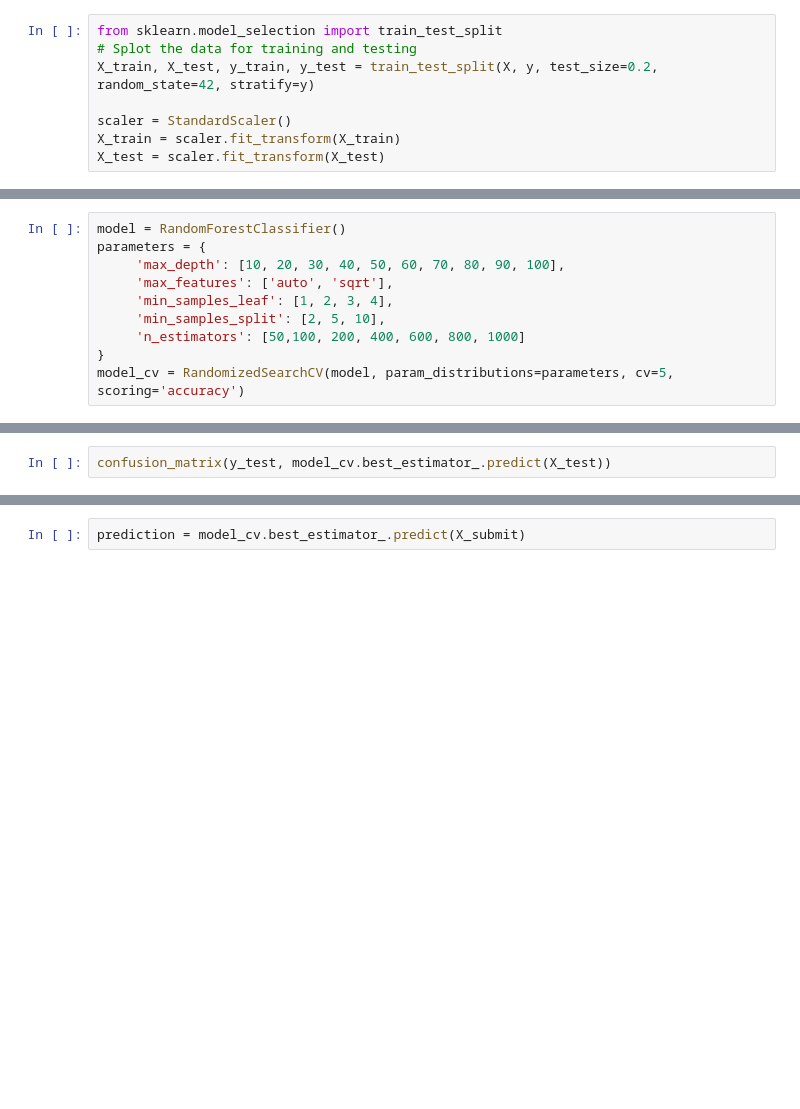
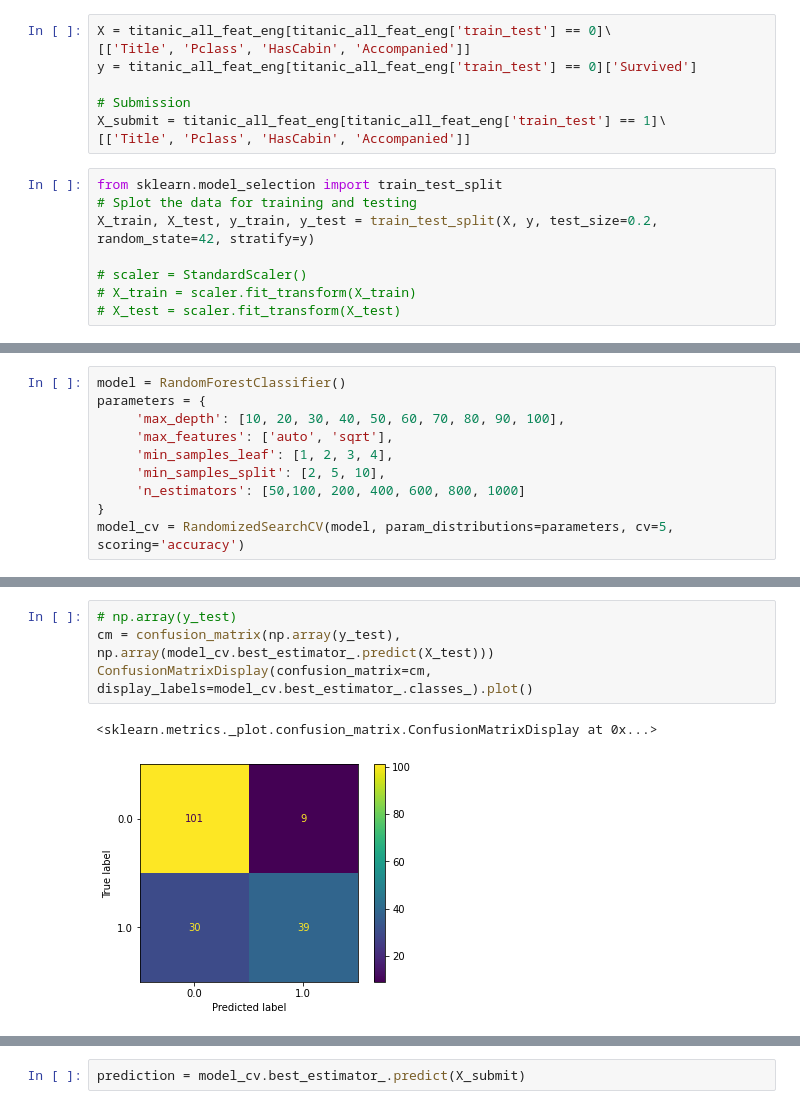
Before and after one commit to marcellinus-witarsah/dataScienceMiniProjects, a Jupyter notebook: TitanicSurvivalModel/Titanic Third.ipynb, the cells around one changed output, grey strips where cells are left out. Cells and saved outputs as stored; diff of their text form; blank space fills up the shorter version.

```diff
--- a/TitanicSurvivalModel/Titanic Third.ipynb
+++ b/TitanicSurvivalModel/Titanic Third.ipynb
@@ -1253,11 +1253,19 @@ titanic_all.head()
+# %%
+X = titanic_all_feat_eng[titanic_all_feat_eng['train_test'] == 0]\
+[['Title', 'Pclass', 'HasCabin', 'Accompanied']]
+y = titanic_all_feat_eng[titanic_all_feat_eng['train_test'] == 0]['Survived']
+
+# Submission
+X_submit = titanic_all_feat_eng[titanic_all_feat_eng['train_test'] == 1]\
+[['Title', 'Pclass', 'HasCabin', 'Accompanied']]
 # %%
 from sklearn.model_selection import train_test_split
 # Splot the data for training and testing
 X_train, X_test, y_train, y_test = train_test_split(X, y, test_size=0.2, random_state=42, stratify=y)
 
-scaler = StandardScaler()
-X_train = scaler.fit_transform(X_train)
-X_test = scaler.fit_transform(X_test)
+# scaler = StandardScaler()
+# X_train = scaler.fit_transform(X_train)
+# X_test = scaler.fit_transform(X_test)
 # %%
 X_train
 # %% [output]
@@ -1324,4 +1346,9 @@ KeyboardInterrupt: ignored
-# %%
-confusion_matrix(y_test, model_cv.best_estimator_.predict(X_test))
+# %%
+# np.array(y_test)
+cm = confusion_matrix(np.array(y_test), np.array(model_cv.best_estimator_.predict(X_test)))
+ConfusionMatrixDisplay(confusion_matrix=cm, display_labels=model_cv.best_estimator_.classes_).plot()
+# %% [output]
+<sklearn.metrics._plot.confusion_matrix.ConfusionMatrixDisplay at 0x...>
+[figure, added]
 # %%
 model_cv.best_score_
```
Also changed, not shown: parts of 23 cells of this notebook.
